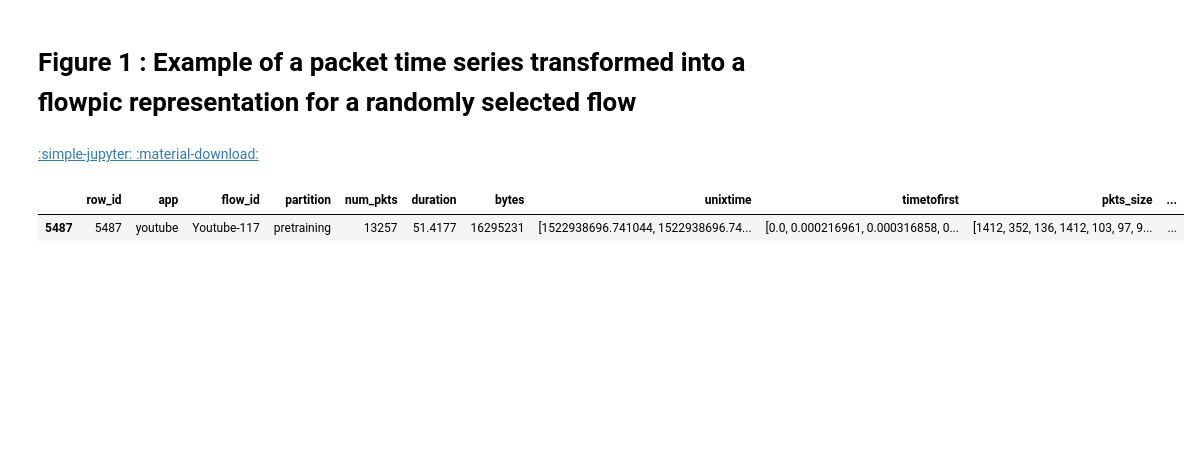
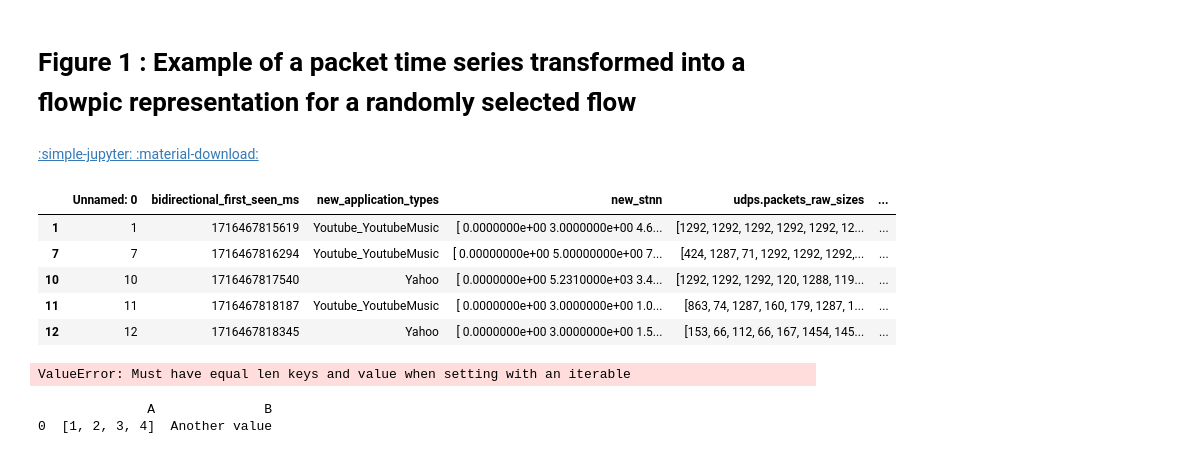
Before and after one commit to ArielCyber/GAN-N-Net, a Jupyter notebook: figure1_flowpic_example.ipynb, the cells around one changed output. Saved outputs shown, nothing was run; the diff lists cells and outputs as text; code cells hidden in the pictures; blank space fills up the shorter version.

```diff
--- a/figure1_flowpic_example.ipynb
+++ b/figure1_flowpic_example.ipynb
@@ -22,10 +24,39 @@ FLOWPIC_BLOCK_DURATION = 15
 # %%
 df = tcb.load_parquet(tcb.DATASETS.UCDAVISICDM19)
 # %%
-df_sample = df.sample(n=1, random_state=12345)
+# df_sample = df.sample(n=1, random_state=12345)
+df_sample = pd.read_csv("datasets/new_raw_data/site5_1500_packets_al_to_share/csvs/tcp1-vmsp-p-01_v7_24_05_23_14_36_55_600_n8_WF.csv")
+df_sample = add_to_df("datasets/new_raw_data/site5_1500_packets_al_to_share/csvs/tcp1-vmsp-p-01_v7_24_05_23_14_36_55_600_n8_WF.csv")
 ser = df_sample.iloc[0]
 # %%
-df_sample.head()
+display(df_sample.head())
+
+row_tdl = pd.DataFrame(ser.tdl, columns=['timetofirst', 'pkts_dir', 'pkts_size'])
+
+# row_tdl.timetofirst.tolist()
+df_sample.loc[1, 'timetofirst'] = row_tdl.timetofirst.tolist()
+# df_sample.loc[1, 'timetofirst'] = [1,2,3]
+print(row_tdl.timetofirst.tolist())
+# df_sample.iloc[0]
 # %% [output]
-|  | row_id | app | flow_id | partition | num_pkts | duration | bytes | unixtime | timetofirst | pkts_size | ... |
-| 5487 | 5487 | youtube | Youtube-117 | pretraining | 13257 | 51.4177 | 16295231 | [1522938696.741044, 1522938696.74... | [0.0, 0.000216961, 0.000316858, 0... | [1412, 352, 136, 1412, 103, 97, 9... | ... |
+|  | Unnamed: 0 | bidirectional_first_seen_ms | new_application_types | new_stnn | udps.packets_raw_sizes | ... |
+| 1 | 1 | 1716467815619 | Youtube_YoutubeMusic | [ 0.0000000e+00 3.0000000e+00 4.6... | [1292, 1292, 1292, 1292, 1292, 12... | ... |
+| 7 | 7 | 1716467816294 | Youtube_YoutubeMusic | [ 0.00000000e+00 5.00000000e+00 7... | [424, 1287, 71, 1292, 1292, 1292,... | ... |
+| 10 | 10 | 1716467817540 | Yahoo | [ 0.0000000e+00 5.2310000e+03 3.4... | [1292, 1292, 1292, 120, 1288, 119... | ... |
+| 11 | 11 | 1716467818187 | Youtube_YoutubeMusic | [ 0.0000000e+00 3.0000000e+00 1.0... | [863, 74, 1287, 160, 179, 1287, 1... | ... |
+| 12 | 12 | 1716467818345 | Yahoo | [ 0.0000000e+00 3.0000000e+00 1.5... | [153, 66, 112, 66, 167, 1454, 145... | ... |
+ValueError: Must have equal len keys and value when setting with an iterable
+# %%
+import pandas as pd
+
+# Create an empty DataFrame
+df = pd.DataFrame(columns=['A', 'B'])
+
+# Assign a list to a specific cell, ensuring pandas treats it as a single value
+df.loc[0, 'A'] = pd.Series([[1, 2, 3, 4]])[0]  # Storing list in the cell
+df.loc[0, 'B'] = "Another value"
+
+print(df)
+# %% [output]
+              A              B
+0  [1, 2, 3, 4]  Another value
```
Also changed, not shown: parts of 18 cells of this notebook, 13 other files.
